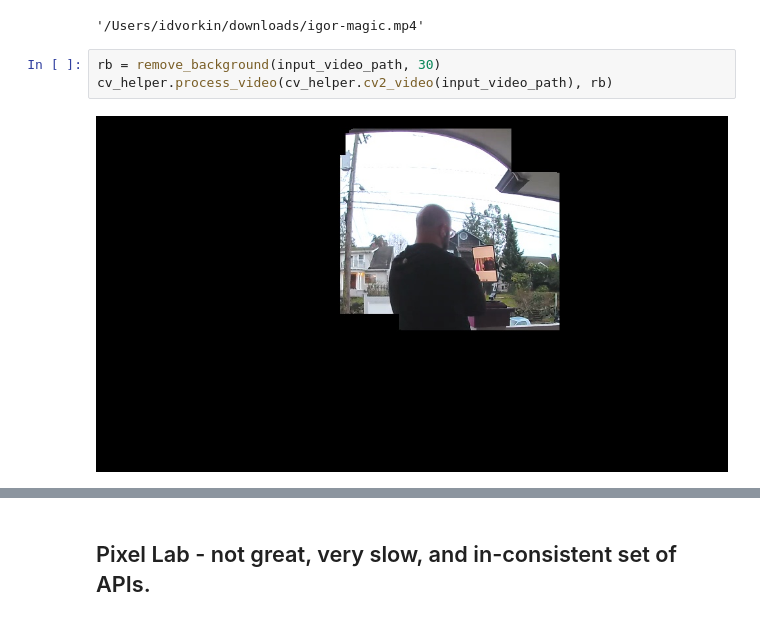
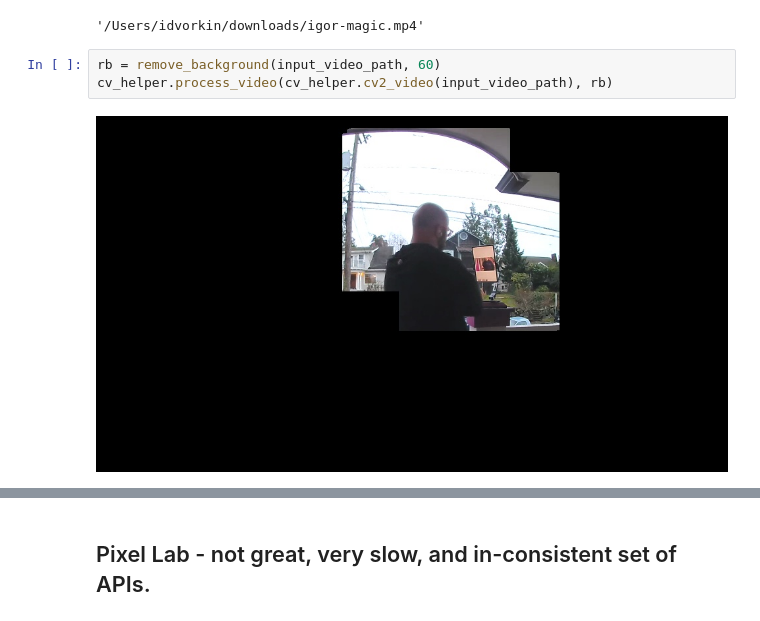
Before and after one commit to idvorkin/video-edit, a Jupyter notebook: play-opencv.ipynb, the cells around one changed output, grey strips where cells are left out. Drawn from its saved outputs; the diff is of its cells as text.

```diff
--- a/play-opencv.ipynb
+++ b/play-opencv.ipynb
@@ -95,7 +77,7 @@ ic(input_video_path)
 ic| input_video_path: '/Users/idvorkin/downloads/igor-magic.mp4'
 '/Users/idvorkin/downloads/igor-magic.mp4'
 # %%
-rb = remove_background(input_video_path, 30)
+rb = remove_background(input_video_path, 60)
 cv_helper.process_video(cv_helper.cv2_video(input_video_path), rb)
 # %% [output]
-[figure, old version]
+[figure, new version]
```
Also changed, not shown: parts of 2 cells of this notebook, 2 other files.
